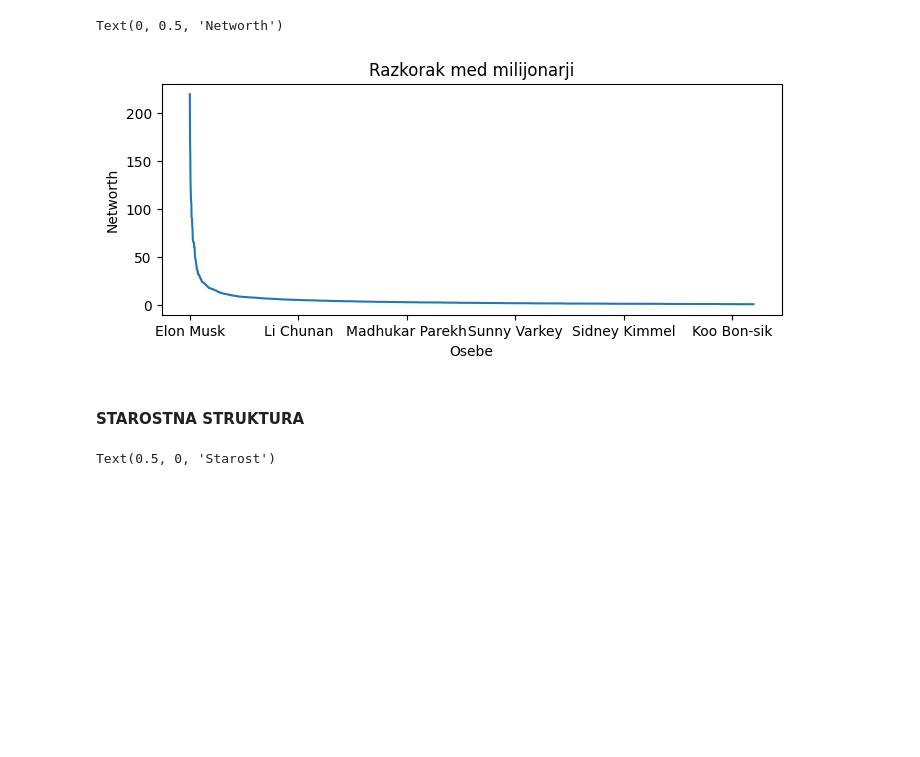
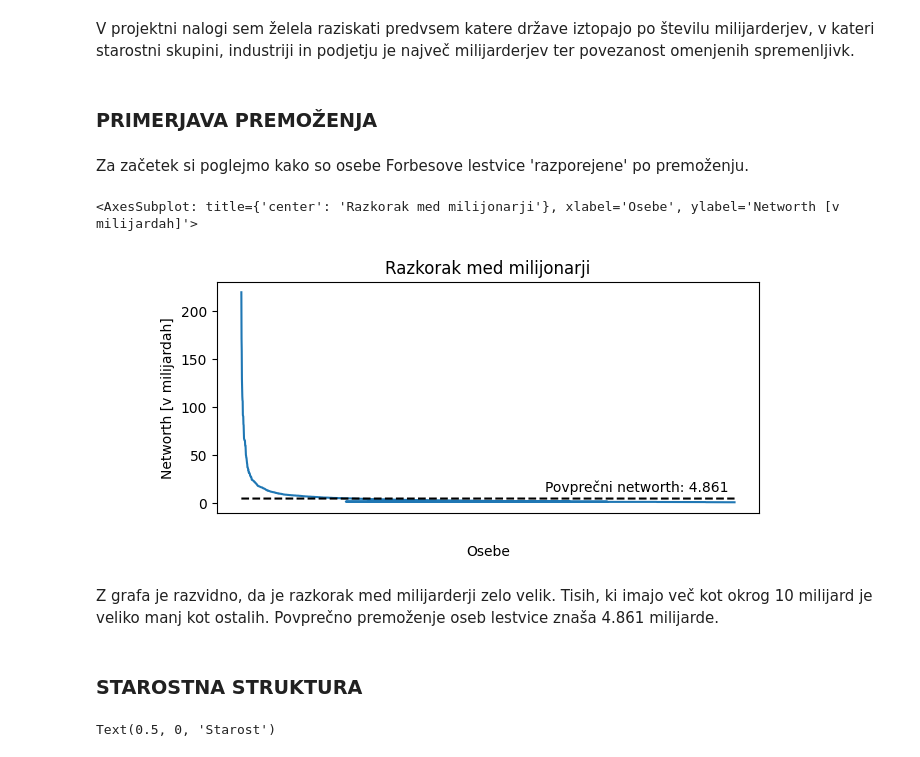
Before and after one commit to karolina-sa/Forbes-list-PROG1-projekt, a Jupyter notebook: analiza_Forbes_list.ipynb, the cells around one changed output. Cells and saved outputs as stored; diff of their text form; code cells hidden in the pictures; blank space fills up the shorter version.

Commit message:
Začetek pisanja poročila

```diff
--- a/analiza_Forbes_list.ipynb
+++ b/analiza_Forbes_list.ipynb
@@ -48,13 +67,28 @@ forbes
-# %%
-plt.rcParams['figure.figsize'] = [8,3]
-forbes_plot = forbes.plot(x = 'name', y = 'networth', legend = False).set_title('Razkorak med milijonarji')
-plt.xlabel('Osebe')
-plt.ylabel('Networth')
-# %% [output]
-Text(0, 0.5, 'Networth')
-[figure, removed]
+# %% [markdown]
+V projektni nalogi sem želela raziskati predvsem katere države iztopajo po številu milijarderjev, v kateri starostni skupini, industriji in podjetju je največ milijarderjev ter povezanost omenjenih spremenljivk.
+# %% [markdown]
+<h3>PRIMERJAVA PREMOŽENJA</h3>
+# %% [markdown]
+Za začetek si poglejmo kako so osebe Forbesove lestvice 'razporejene' po premoženju.
+# %%
+plt.rcParams['figure.figsize'] = [7,3]
+y_mean = [forbes.networth.mean()] * len(forbes.networth) # 4.8607499999999995
+fig, forbes_plot = plt.subplots()
+forbes_plot.plot(forbes.name, forbes.networth, marker = '')
+forbes_plot.plot(forbes.name, y_mean, linestyle = '--', color = 'black')
+forbes_plot.tick_params(axis='x', colors='white')
+forbes_plot.set_title('Razkorak med milijonarji')
+plt.text(1600, 12, 'Povprečni networth: {:.3f}'.format(y_mean[0]), color = 'black')
+plt.xlabel('Osebe')
+plt.ylabel('Networth [v milijardah]')
+forbes_plot
+# %% [output]
+<AxesSubplot: title={'center': 'Razkorak med milijonarji'}, xlabel='Osebe', ylabel='Networth [v milijardah]'>
+[figure, added]
+# %% [markdown]
+Z grafa je razvidno, da je razkorak med milijarderji zelo velik. Tisih, ki imajo več kot okrog 10 milijard je veliko manj kot ostalih. Povprečno premoženje oseb lestvice znaša 4.861 milijarde.
 # %% [markdown]
-<h4>STAROSTNA STRUKTURA</h4>
+<h3>STAROSTNA STRUKTURA</h3>
 # %%
 plt.rcParams['figure.figsize'] = [5,3]
 forbes_age = forbes.age.dropna()
```
Also changed, not shown: parts of 13 cells of this notebook.
